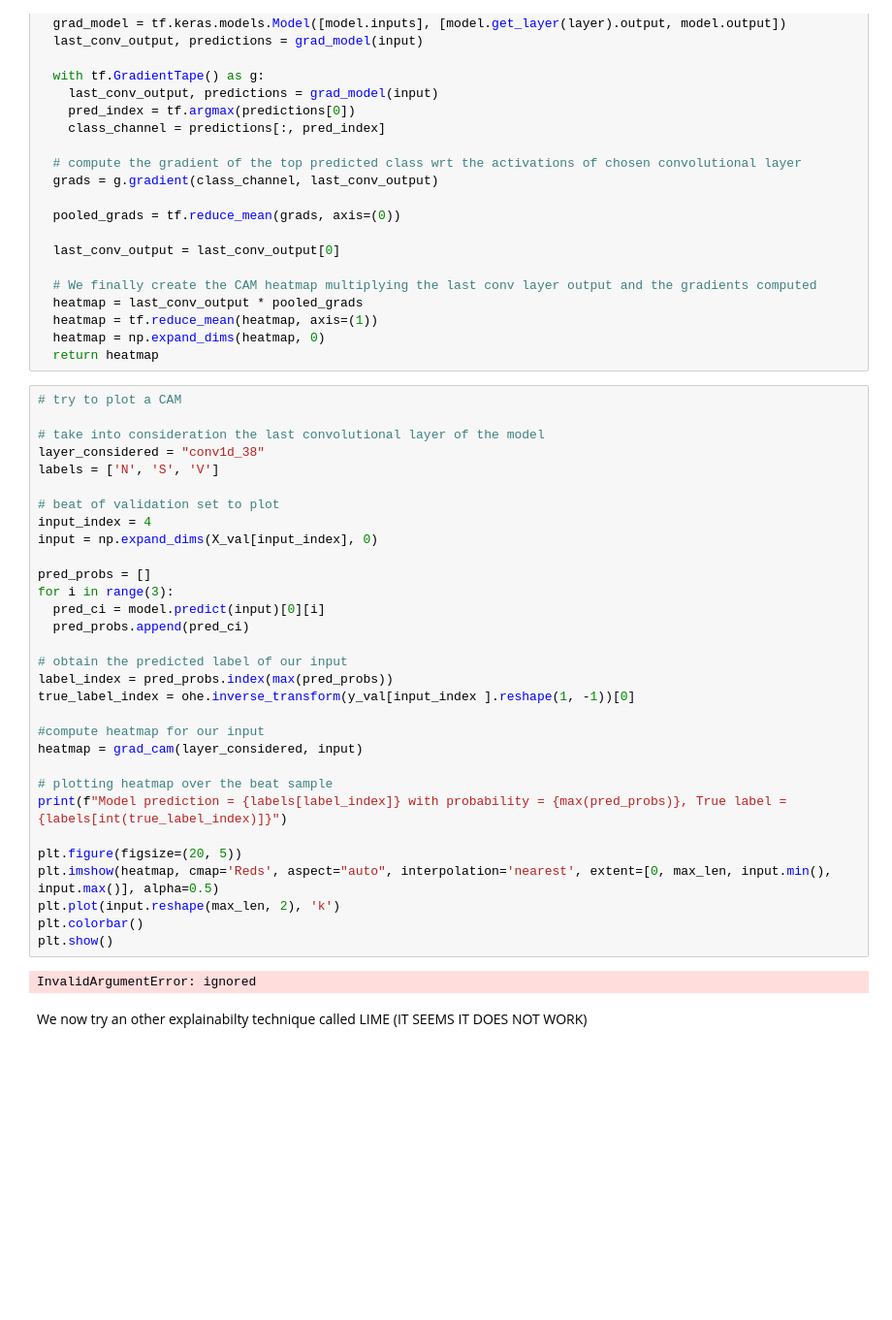
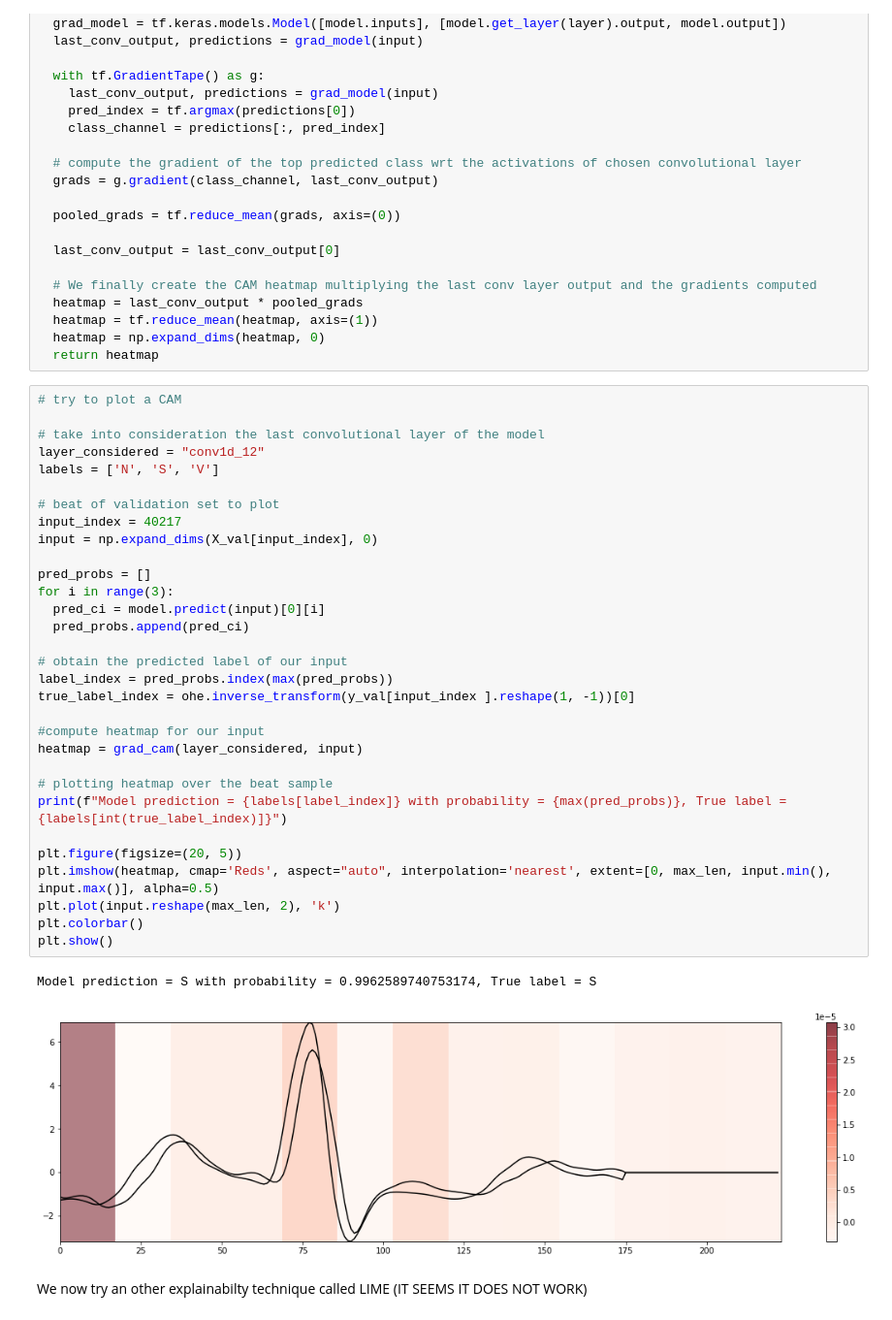
Before and after one commit to romano-francesco/applied-ai-in-biomedicine-ECG-classifier, a Jupyter notebook: Deep_Learning_with_2_leads.ipynb, the cells around one changed output. Shown at 97% size. Drawn from its saved outputs; the diff is of its cells as text; blank space fills up the shorter version.

Commit message:
Fixed preprocessing of two leads
lime give error, maybe fixable

```diff
--- a/Deep_Learning_with_2_leads.ipynb
+++ b/Deep_Learning_with_2_leads.ipynb
@@ -1016,36 +1033,37 @@ def grad_cam(layer, input):
 # %%
 # try to plot a CAM
 
 # take into consideration the last convolutional layer of the model
-layer_considered = "conv1d_38"
+layer_considered = "conv1d_12"
 labels = ['N', 'S', 'V']
 
 # beat of validation set to plot
-input_index = 4
+input_index = 40217
 input = np.expand_dims(X_val[input_index], 0)
 
 pred_probs = []
 for i in range(3):
   pred_ci = model.predict(input)[0][i]
   pred_probs.append(pred_ci)
 
 # obtain the predicted label of our input
 label_index = pred_probs.index(max(pred_probs))
 true_label_index = ohe.inverse_transform(y_val[input_index ].reshape(1, -1))[0]
 
 #compute heatmap for our input
 heatmap = grad_cam(layer_considered, input)
 
 # plotting heatmap over the beat sample
 print(f"Model prediction = {labels[label_index]} with probability = {max(pred_probs)}, True label = {labels[int(true_label_index)]}")
 
 plt.figure(figsize=(20, 5))
 plt.imshow(heatmap, cmap='Reds', aspect="auto", interpolation='nearest', extent=[0, max_len, input.min(), input.max()], alpha=0.5)
 plt.plot(input.reshape(max_len, 2), 'k')
 plt.colorbar()
 plt.show()
 # %% [output]
-InvalidArgumentError: ignored
+Model prediction = S with probability = 0.9962589740753174, True label = S
+[figure, added]
 # %% [markdown]
 We now try an other explainabilty technique called LIME (IT SEEMS IT DOES NOT WORK)
 # %%
```
Also changed, not shown: parts of 7 cells of this notebook.
